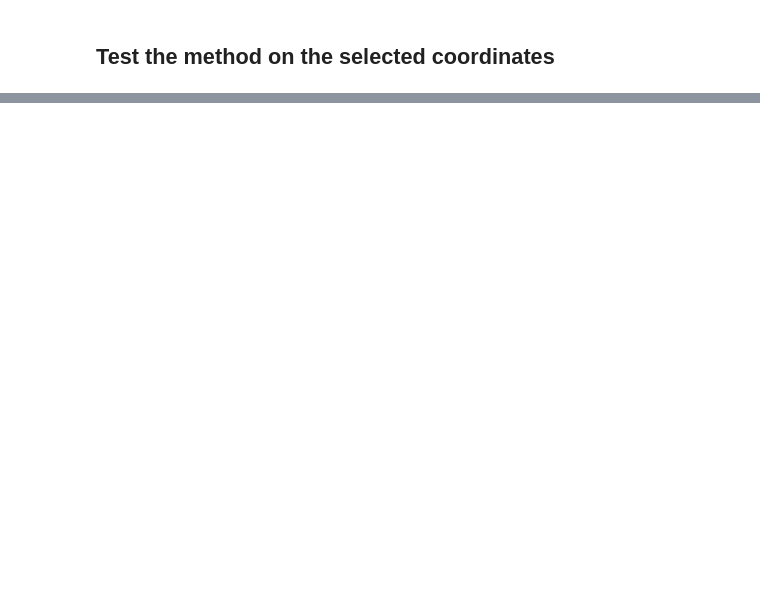
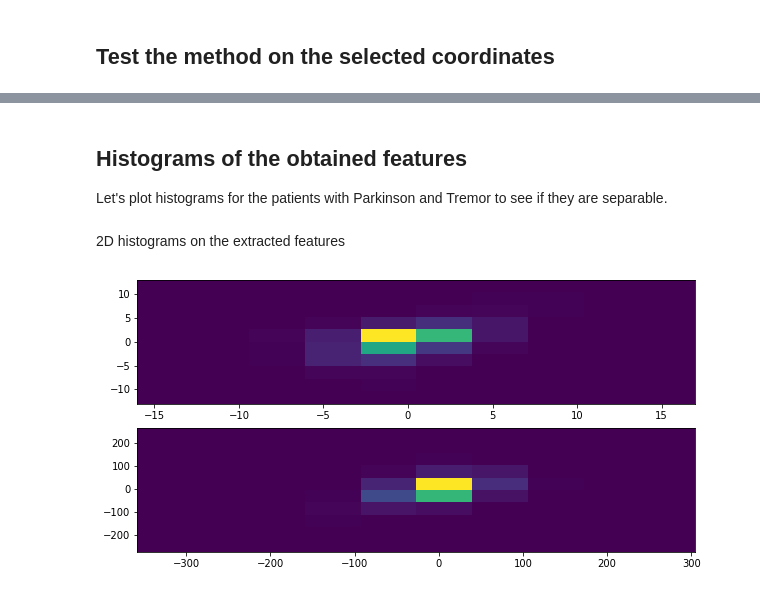
Before and after one commit to margokhokhlova/parkinson_project, a Jupyter notebook: classification/paper_replication.ipynb, the cells around one changed output, grey strips where cells are left out. Drawn from its saved outputs; the diff is of its cells as text; code cells hidden in the pictures; blank space fills up the shorter version.

```diff
--- a/classification/paper_replication.ipynb
+++ b/classification/paper_replication.ipynb
@@ -666,0 +667,15 @@ Text(0.5, 1.0, '2 variances box plots for PD patients')
+# %% [markdown]
+## Histograms of the obtained features
+Let's plot histograms for the patients with Parkinson and Tremor to see if they are separable.
+# %% [markdown]
+2D histograms on the extracted features
+# %%
+fig, axs = plt.subplots(2, 1, figsize = (10,5))
+for i in range(len(et_data)):
+    transformed_et = calculate_2D(et_data[i,:]) # back to whole data
+    axs[0].hist2d(transformed_et[0],transformed_et[1])
+for i in range(len(parkinson_data)):
+    transformed_pd = calculate_2D(parkinson_data[i,:]) # back to whole data
+    axs[1].hist2d(transformed_pd[0],transformed_pd[1])
+# %% [output]
+[figure, added]
```
Also changed, not shown: parts of 30 cells of this notebook.
